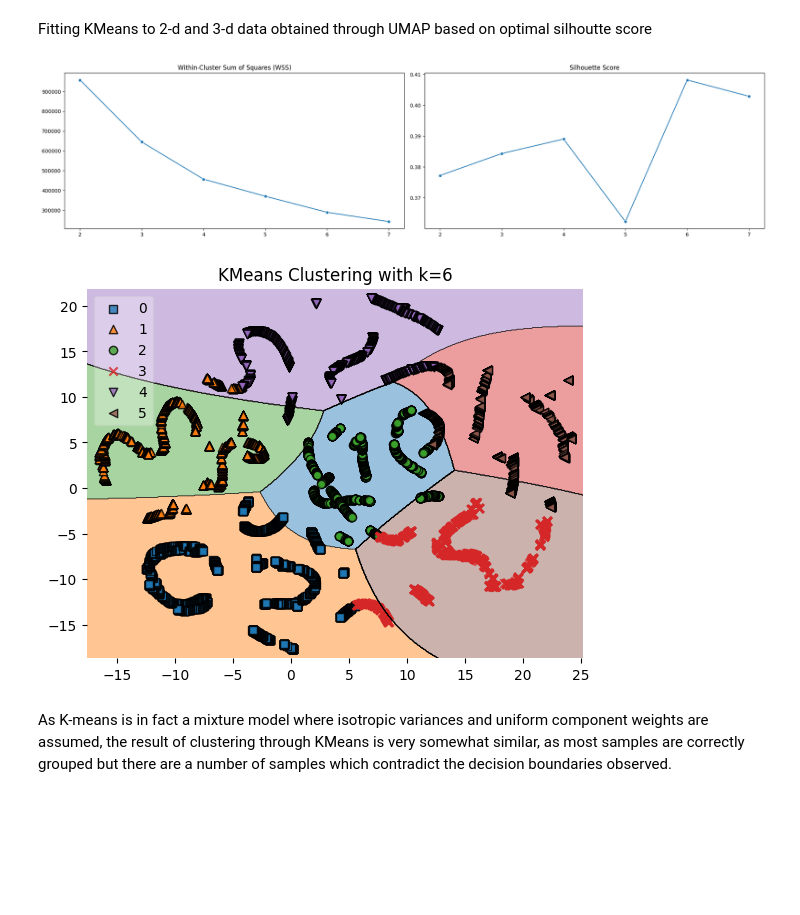
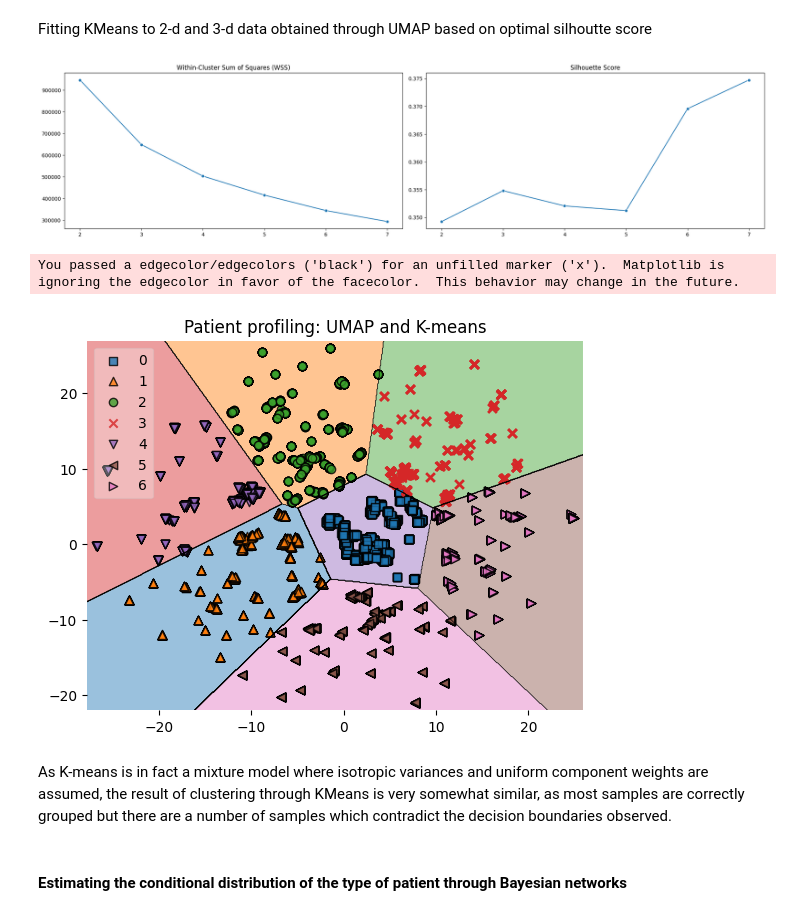
Before and after one commit to mrjorgeparr/ML-in-healthcare, a Jupyter notebook: Final project/Final_project.ipynb, the cells around one changed output. Drawn from its saved outputs; the diff is of its cells as text; code cells hidden in the pictures; blank space fills up the shorter version.

```diff
--- a/Final project/Final_project.ipynb
+++ b/Final project/Final_project.ipynb
@@ -353,9 +366,7 @@ Feature: TPH2_9000_Aci_I, Correlation: (-) 0.1995
 # we need to encode string variables
 
 bics = []
-lls = [] # log-likelihoods
 aics = []
-sscores = []
 ks = range(1,7)
 for ns in ks:
   gmm = GMM(n_components=ns, random_state=42)
@@ -363,13 +374,17 @@ for ns in ks:
   labels = gmm.predict(embeddings)
   bics.append(gmm.bic(embeddings))
   aics.append(gmm.aic(embeddings))
-  lls.append(gmm.score(embeddings))
 
 opt = ks[bics.index(min(bics))]
+opt2 = ks[aics.index(min(aics))]
 gmm = GMM(n_components=opt, random_state=42)
 labs = gmm.fit_predict(embeddings)
+gmm1 = GMM(n_components=opt2, random_state=42)
+labs2 = gmm1.fit_predict(embeddings)
+
 if np.shape(embeddings)[1] == 2:
   dfr = pd.DataFrame(embeddings, columns=['UMAP1', 'UMAP2'])
 else:
   dfr = pd.DataFrame(embeddings, columns = ['UMAP1', 'UMAP2', 'UMAP3'])
-dfr['profile'] = labs
+dfr['profileBIC'] = labs
+dfr['profileAIC'] = labs2
@@ -440,24 +463,5 @@ print(cdg)
 dfr.to_csv('Eureca2.0_umapGMM.csv')
 # %%
 # READING DATA
-dfr = pd.read_csv('Eureca2.0_umapGMM.csv')
+# dfr = pd.read_csv('Eureca2.0_umapGMM.csv')
 # dfr.drop('ordered_profile', axis=1, inplace=True)
-# %%
-from mlxtend.plotting import plot_decision_regions
-
-cdg =  dfr['profile'].value_counts(normalize=True)
-ordered_cluster_indices = cdg.index
-dfr['ordered_profile'] = dfr['profile'].map(dict(zip(ordered_cluster_indices, range(len(ordered_cluster_indices)))))
-"""
-sns.set(style="whitegrid")
-plt.figure(figsize=(10, 8))
-sns.scatterplot(x='UMAP1', y='UMAP2', hue='ordered_profile', data=dfr, palette="Set1", s=100, alpha=0.8)
-plt.title('Patient profiling: UMAP and GMM')
-plt.show()
-"""
-plt.figure(figsize=(10, 8))
-plot_decision_regions(embeddings, dfr['ordered_profile'].values, clf=gmm, legend=2)
-plt.title('Patient profiling: UMAP and GMM')
-plt.xlabel('x1')
-plt.ylabel('x2')
-plt.show()
@@ -521,20 +632,19 @@ sscores = []  # silhouette scores
 ks = range(2, 8)  # Adjust the range based on your needs
 
 for n_clusters in ks:
-    kmeans = KMeans(n_clusters=n_clusters, random_state=42)
+    kmeans = KMeans(n_clusters=n_clusters, random_state=42, n_init=1000)
     kmeans.fit(embeddings)
     labels = kmeans.labels_
     wss.append(kmeans.inertia_)  # Inertia is the WSS
     sscores.append(ss(embeddings, labels))
 
-# Find the optimal number of clusters based on the elbow method (WSS)
 optimal_k_wss = ks[np.argmin(wss)]
 
 # Find the optimal number of clusters based on silhouette score
 optimal_k_silhouette = ks[np.argmax(sscores)]
 
 # KMeans clustering with optimal_k_silhouette
-kmeans_silhouette = KMeans(n_clusters=optimal_k_silhouette, random_state=42)
+kmeans_silhouette = KMeans(n_clusters=optimal_k_silhouette, random_state=42, n_init=1000)
 labels_silhouette = kmeans_silhouette.fit_predict(embeddings)
 
 if np.shape(embeddings)[1] == 2:
@@ -562,4 +672,4 @@ plt.title('Silhouette Score')
 plt.tight_layout()
 plt.show()
 # %% [output]
-[figure, old version]
+[figure, new version]
@@ -566,19 +680,20 @@ plt.show()
 # %%
 # KMeans clustering with optimal_k_wss Plot
 
 cdg =  dfr['profile'].value_counts(normalize=True)
 ordered_cluster_indices = cdg.index
 dfr['ordered_profile'] = dfr['profile'].map(dict(zip(ordered_cluster_indices, range(len(ordered_cluster_indices)))))
-# purposefully plot kmeans clustering result with gmm decision boundaries
-# plot_decision_regions(embeddings, dfr['ordered_profile'].values, clf=gmm, legend=2)
-# plot_decision_regions(embeddings, dfr['ordered_profile'].values, clf=kmeans_silhouette, legend=2)
-sns.scatterplot(x=dfr.iloc[:, 0], y=dfr.iloc[:, 1], hue=labels_silhouette, palette='viridis')
-plt.title(f'KMeans Clustering with k={optimal_k_silhouette}')
+plot_decision_regions(embeddings, dfr['ordered_profile'].values, clf=kmeans_silhouette, legend=2)
+# sns.scatterplot(x=dfr.iloc[:, 0], y=dfr.iloc[:, 1], hue=labels_silhouette, palette='viridis')
+plt.title(f'Patient profiling: UMAP and K-means')
 plt.show()
 # %% [output]
+You passed a edgecolor/edgecolors ('black') for an unfilled marker ('x').  Matplotlib is ignoring the edgecolor in favor of the facecolor.  This behavior may change in the future.
-[figure, old version]
+[figure, new version]
 # %% [markdown]
 As K-means is in fact a mixture model where isotropic variances and uniform component weights are assumed, the result of clustering through KMeans is very somewhat similar, as most samples are correctly grouped but there are a number of samples which contradict the decision boundaries observed.
 # %%
 # plotting the actual decision regions inferred from the kmeans_silhouette
 # plot_decision_regions(embeddings, dfr['ordered_profile'].values, clf=kmeans_silhouette, legend=2)
+# %% [markdown]
+#### Estimating the conditional distribution of the type of patient through Bayesian networks
```
Also changed, not shown: parts of 21 cells of this notebook.
